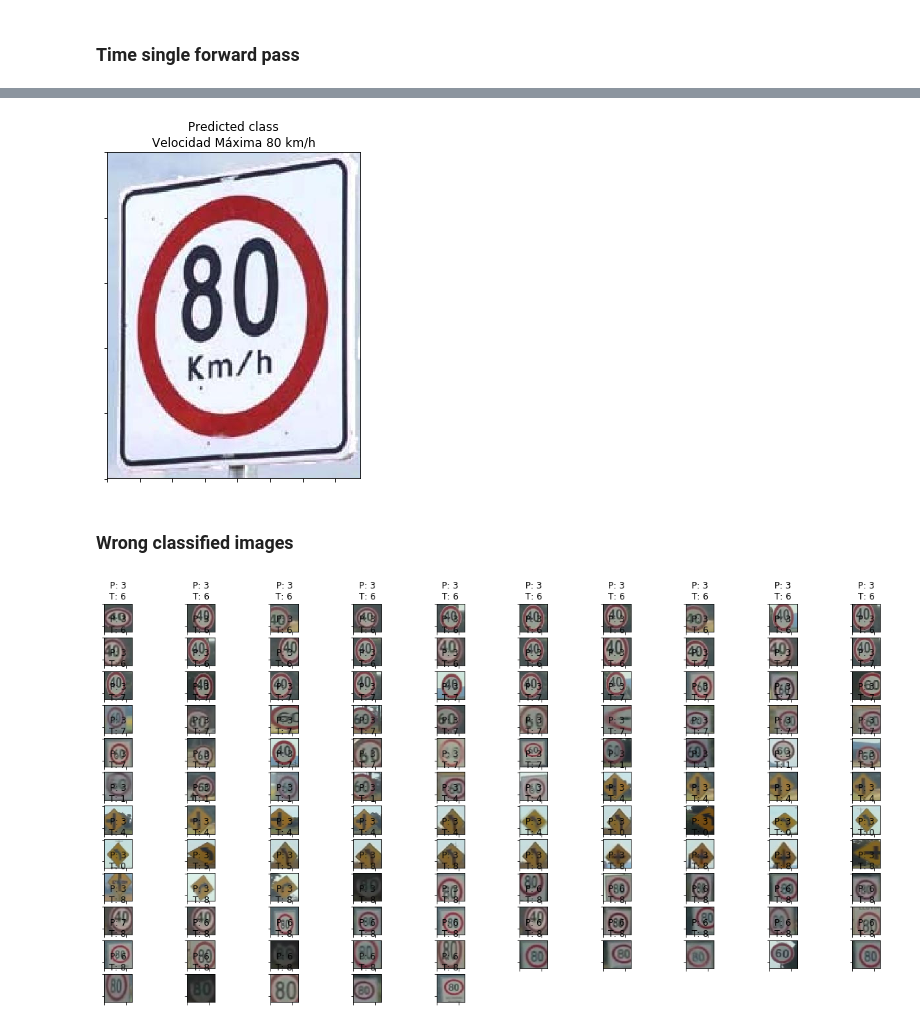
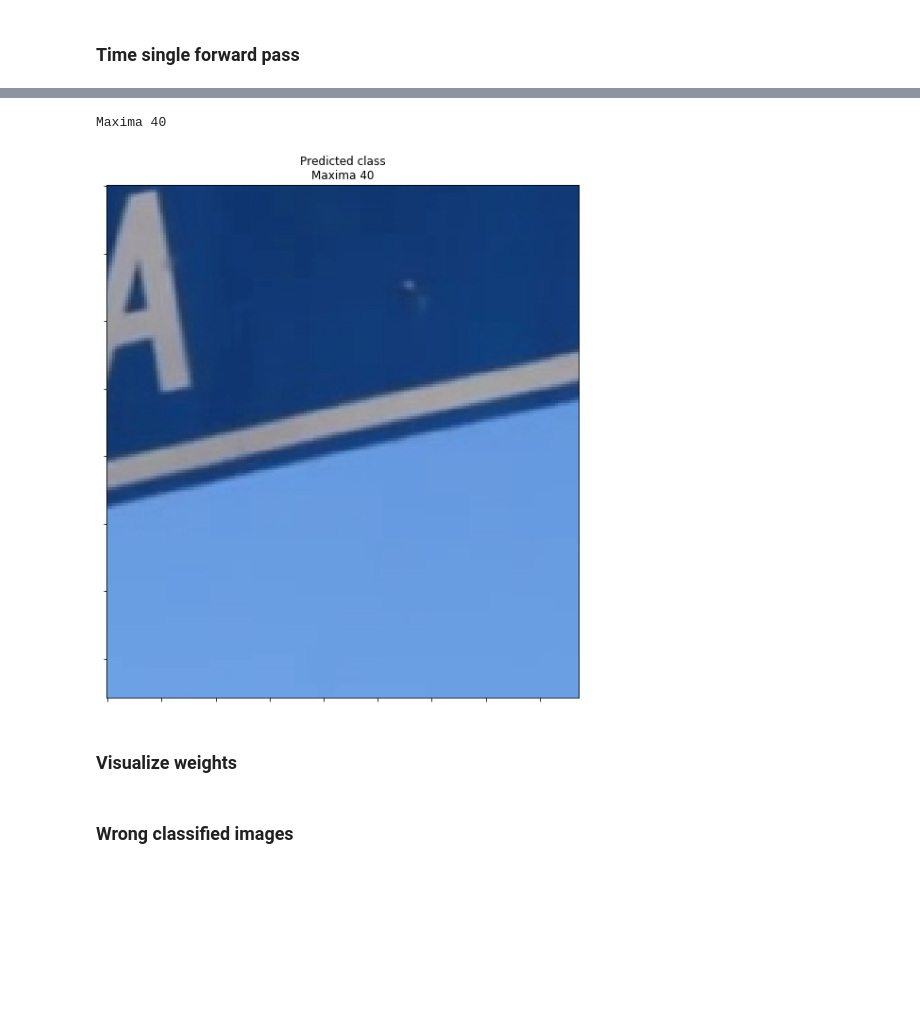
Before and after one commit to ariangilesgarcia/traffic-sign-classification, a Jupyter notebook: traffic-signs-classification-test-model.ipynb, the cells around one changed output, grey strips where cells are left out. Drawn from its saved outputs; the diff is of its cells as text; code cells hidden in the pictures; blank space fills up the shorter version.

```diff
--- a/traffic-signs-classification-test-model.ipynb
+++ b/traffic-signs-classification-test-model.ipynb
@@ -221,8 +220,10 @@ Top-5 accuracy: 99.96%
 # %%
 import time
 
+image_path = '/home/arian/5.png'
+
 start_time = time.time()
-img = cv2.imread('/home/arian/1.jpg')
+img = cv2.imread(image_path)
 img = cv2.resize(img, (IMG_SIZE, IMG_SIZE))
 img = img[...,::-1]
 img = np.expand_dims(img, axis=0)
@@ -242,11 +243,17 @@ Prediction took 0.097 seconds
+# %%
+print(classes[str(predicted_class[0])])
+# %% [output]
+Maxima 40
 # %%
-img = cv2.imread('/home/arian/1.jpg')
+img = cv2.imread(image_path)
 img = img[...,::-1]
 plt.imshow(img)
 
 plt.axes().set_title('Predicted class\n' + classes[str(predicted_class[0])])
 plt.axes().set_yticklabels([])
 plt.axes().set_xticklabels([])
 plt.show()
 # %% [output]
-[figure, old version]
+[figure, new version]
+# %% [markdown]
+### Visualize weights
@@ -282,7 +295,5 @@ for index in range(len(wrong_indexes) - 1):
     ax.set_xticklabels([])
 
 plt.show()
-# %% [output]
-[figure, removed]
 # %%
 wrong_indexes[0]
```
Also changed, not shown: parts of 12 cells of this notebook, 2 other files.
